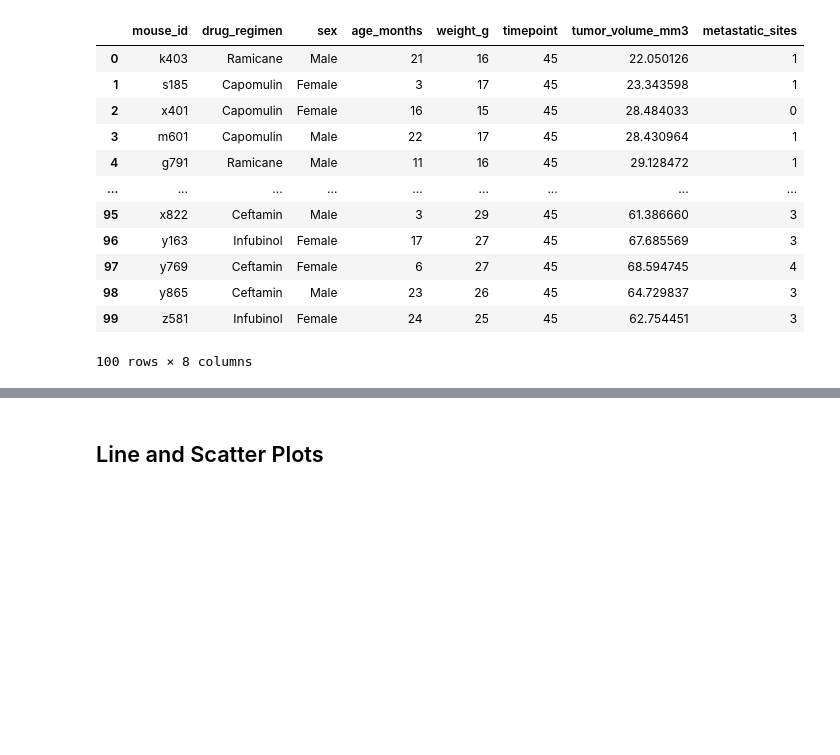
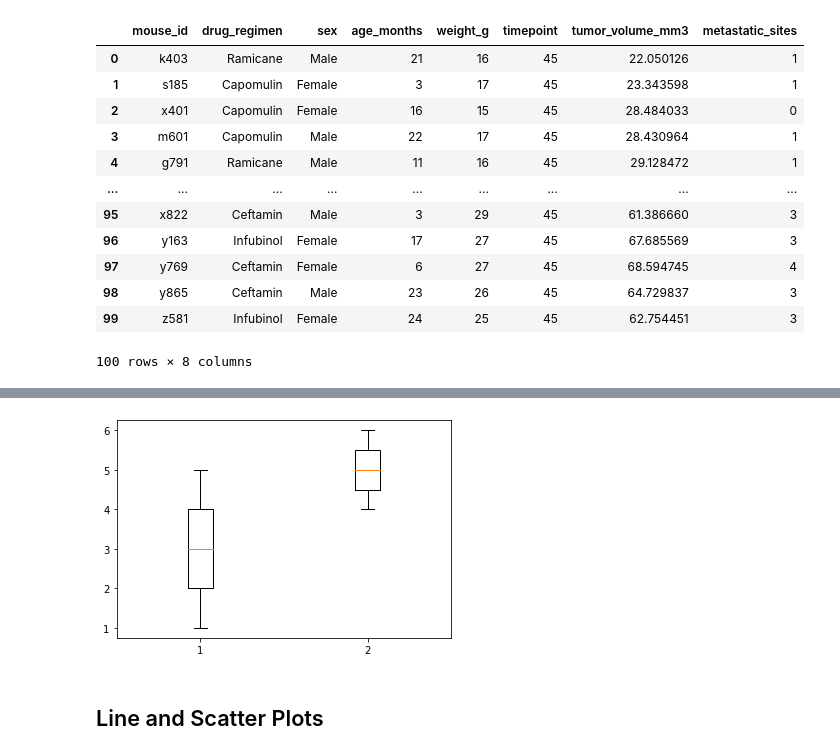
Before and after one commit to BatesJ72/matplotib_practice, a Jupyter notebook: pymaceuticals_v2.ipynb, the cells around one changed output, grey strips where cells are left out. Saved outputs shown, nothing was run; the diff lists cells and outputs as text; code cells hidden in the pictures; blank space fills up the shorter version.

```diff
--- a/pymaceuticals_v2.ipynb
+++ b/pymaceuticals_v2.ipynb
@@ -475,3 +515,11 @@ df_lst
+# %%
+data = [[1, 3, 5], [4, 5, 6]]
+
+plt.boxplot((data))
+
+plt.show()
+# %% [output]
+[figure, added]
 # %% [markdown]
 ## Line and Scatter Plots
 # %%
```
Also changed, not shown: parts of 7 cells of this notebook.
